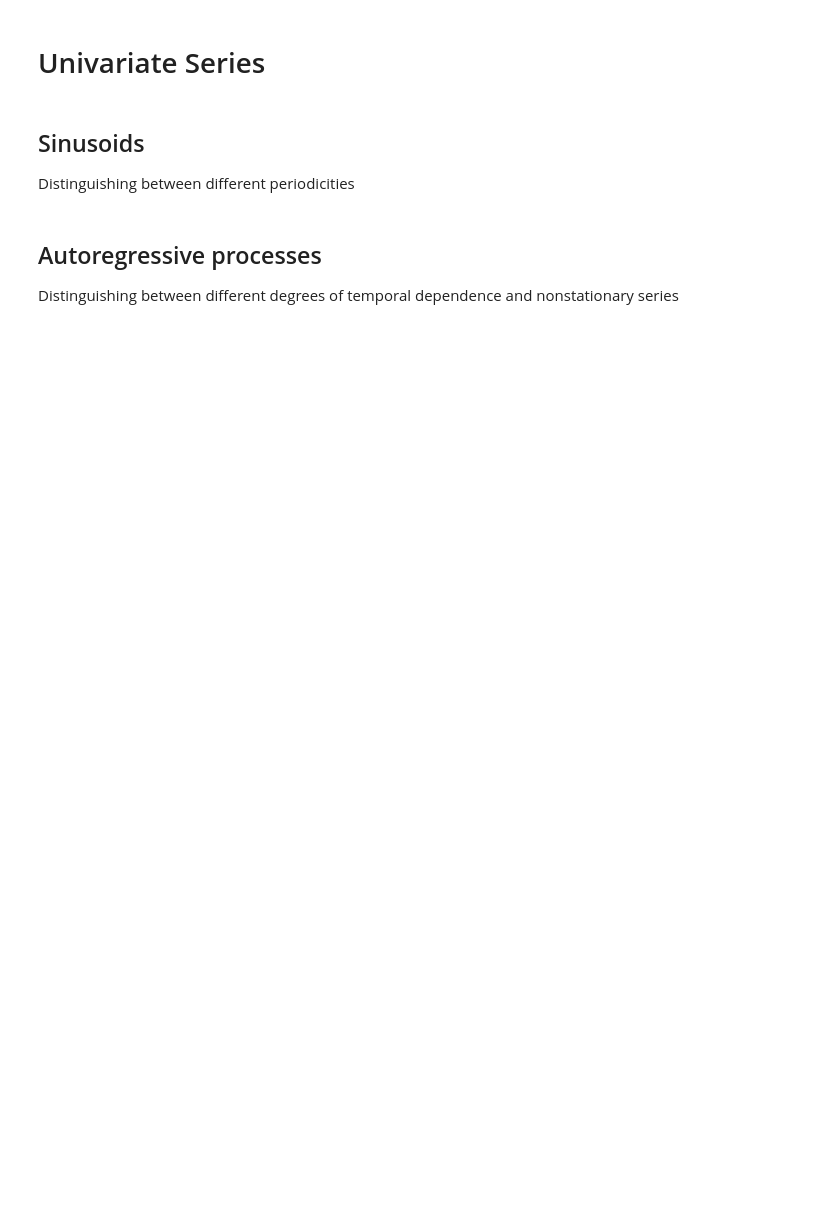
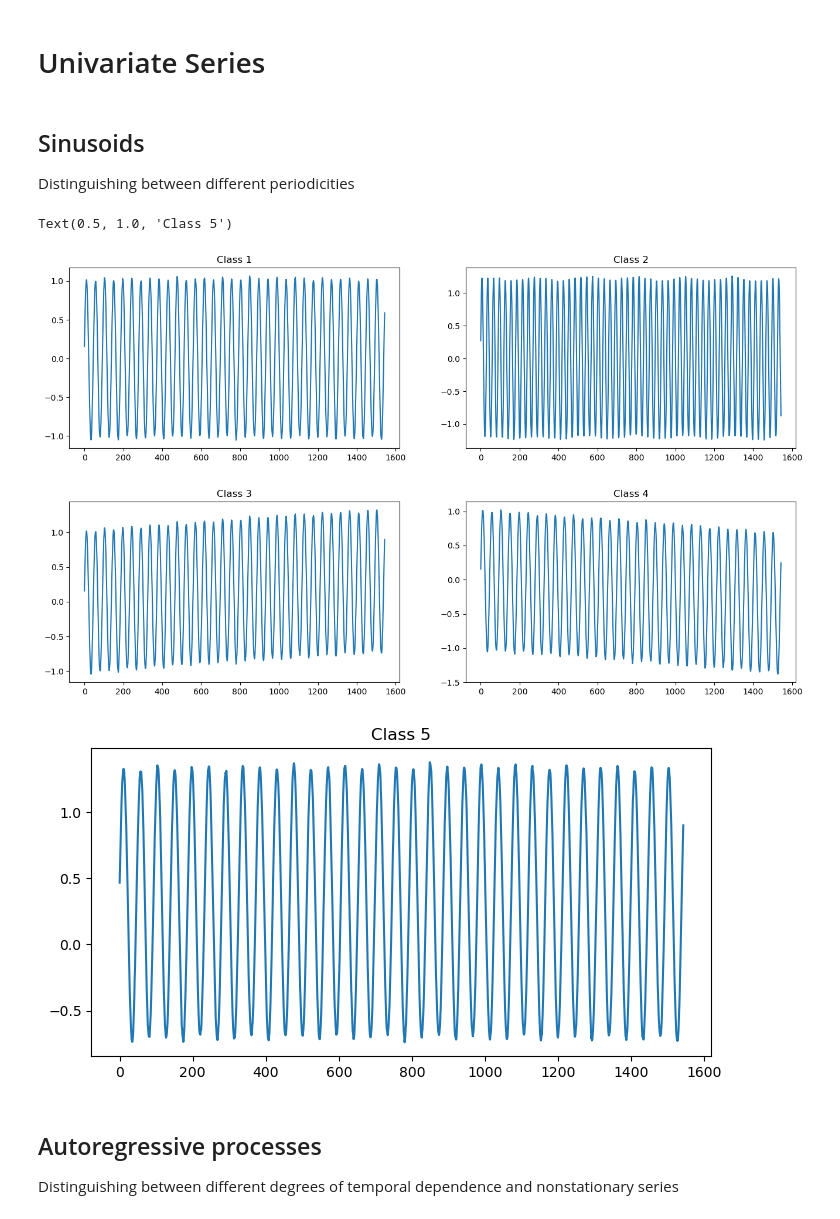
Before and after one commit to haiyan-wang/proto-tsrl, a Jupyter notebook: src/data/synthetic_data_generation.ipynb, the cells around one changed output. Cells and saved outputs as stored; diff of their text form; code cells hidden in the pictures; blank space fills up the shorter version.

```diff
--- a/src/data/synthetic_data_generation.ipynb
+++ b/src/data/synthetic_data_generation.ipynb
@@ -319,6 +319,27 @@ save_dataset("periodic_univariate.npz", all_series)
 labels = [0]*20000 + [1]*20000 + [2]*20000 + [3]*20000 + [4]*20000
 labels = np.asarray(labels)
 np.savetxt('periodic_univariate_labels.csv', labels, delimiter = ',')
+# %%
+fig, axs = plt.subplots(1, 2, figsize = (16, 4))
+axs[0].plot(class_1[0])
+axs[0].set_title('Class 1')
+axs[1].plot(class_2[0])
+axs[1].set_title('Class 2')
+
+fig, axs = plt.subplots(1, 2, figsize = (16, 4))
+axs[0].plot(class_3[0])
+axs[0].set_title('Class 3')
+axs[1].plot(class_4[0])
+axs[1].set_title('Class 4')
+
+fig, ax = plt.subplots(1, 1, figsize = (8, 4))
+ax.plot(class_5[0])
+ax.set_title('Class 5')
+# %% [output]
+Text(0.5, 1.0, 'Class 5')
+[figure, added]
+[figure, added]
+[figure, added]
 # %% [markdown]
 ## Autoregressive processes
 
```
Also changed, not shown: parts of 1 cell of this notebook, 15 other files.
